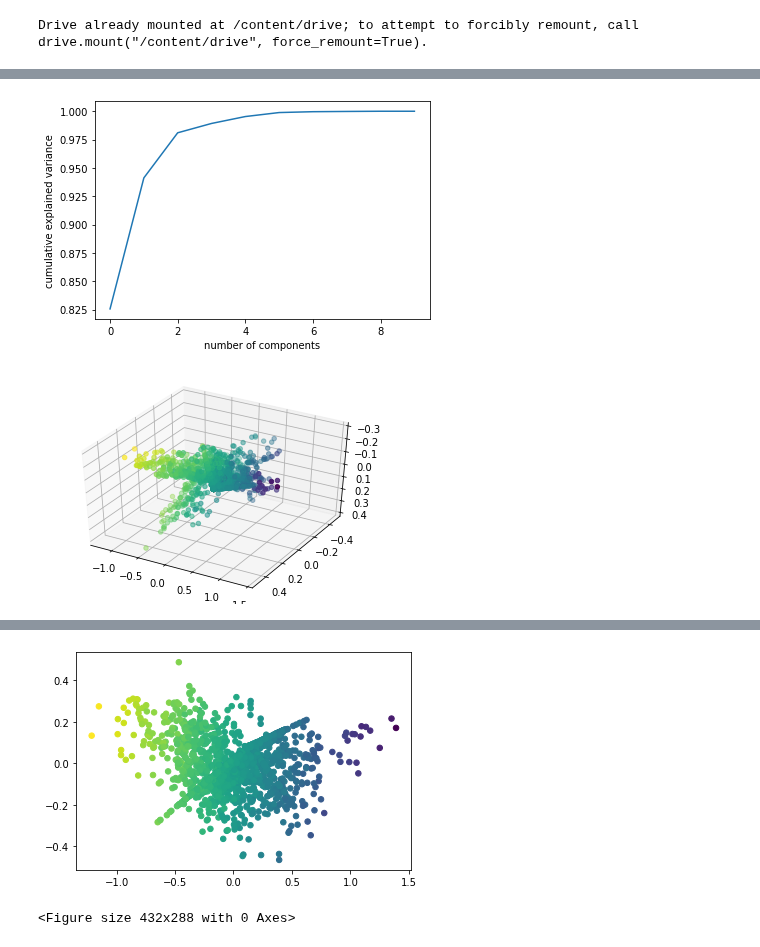
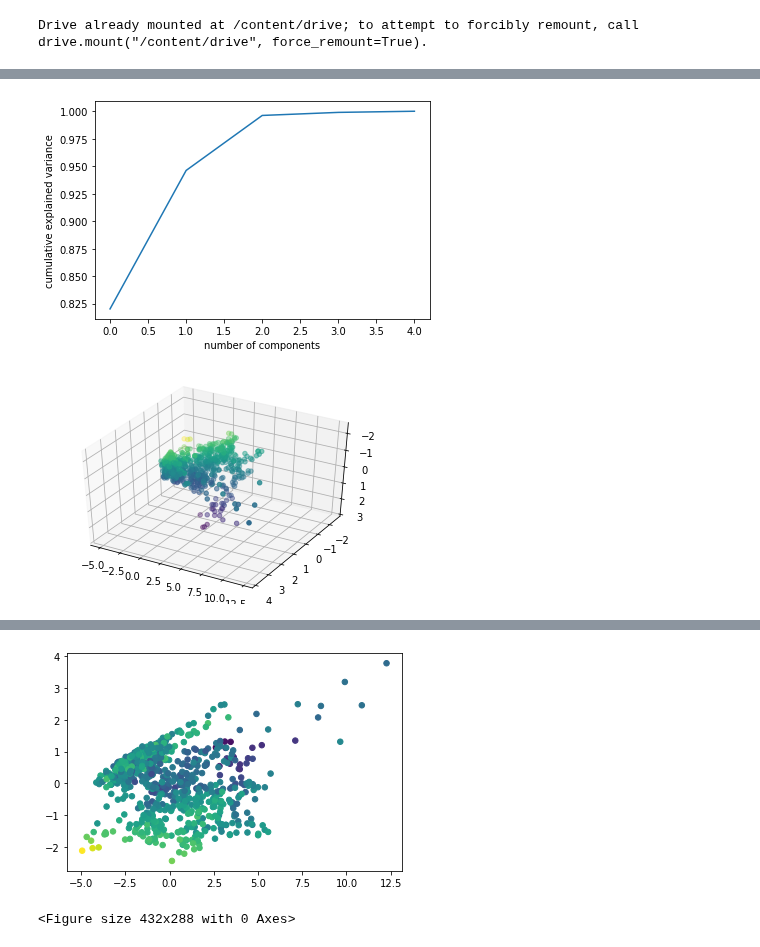
Before and after one commit to apof/Master-Thesis-----Deep-Kernel-Learning-and-Neural-Processes--combining-GPs-with-DL, a Jupyter notebook: Deep_Kernel_Learning.ipynb, the cells around one changed output, grey strips where cells are left out. Saved outputs shown, nothing was run; the diff lists cells and outputs as text; code cells hidden in the pictures.

```diff
--- a/Deep_Kernel_Learning.ipynb
+++ b/Deep_Kernel_Learning.ipynb
@@ -137,6 +119,6 @@ torch.Size([350])
 # %%
 if(NN!=None):
-  representation_dim = 10
+  representation_dim = 5
 else:
   representation_dim = train_data.shape[1]
 KERNEL = 'RBF'
@@ -436,10 +405,11 @@ import matplotlib.pyplot as plt
 # %%
 from sklearn.decomposition import PCA
 # %%
-pca = PCA().fit(low_dim_represenations)
-plt.plot(np.cumsum(pca.explained_variance_ratio_))
-plt.xlabel('number of components')
-plt.ylabel('cumulative explained variance');
+if(NN!=None):
+  pca = PCA().fit(low_dim_represenations)
+  plt.plot(np.cumsum(pca.explained_variance_ratio_))
+  plt.xlabel('number of components')
+  plt.ylabel('cumulative explained variance');
 # %% [output]
-[figure, old version]
+[figure, new version]
 # %%
@@ -457,39 +429,43 @@ z = low_dim_represenations_3d[:,2]
 # %%
-fig = plt.figure()
-ax = plt.axes(projection='3d')
-ax.scatter3D(x, y, z, c=train_labels.cpu().detach().numpy())
-ax.view_init(-140, 600)
-plt.savefig('drive/MyDrive/Visualisations/3d-DKL-repre.png')
+if(NN!=None):
+  fig = plt.figure()
+  ax = plt.axes(projection='3d')
+  ax.scatter3D(x, y, z, c=train_labels.cpu().detach().numpy())
+  ax.view_init(-140, 600)
+  plt.savefig('drive/MyDrive/Visualisations/3d-DKL-repre.png')
 # %% [output]
-[figure, old version]
+[figure, new version]
 # %%
-fig = go.Figure(data=[go.Scatter3d(
-    x=x,
-    y=y,
-    z=z,
-    mode='markers',
-    marker=dict(
-        size=12,
-        color=train_labels.cpu().detach().numpy(),                # set color to an array/list of desired values
-        colorscale='Viridis',   # choose a colorscale
-        opacity=0.8
-    )
-)])
+if(NN!=None):
+  fig = go.Figure(data=[go.Scatter3d(
+      x=x,
+      y=y,
+      z=z,
+      mode='markers',
+      marker=dict(
+          size=12,
+          color=train_labels.cpu().detach().numpy(),                # set color to an array/list of desired values
+          colorscale='Viridis',   # choose a colorscale
+          opacity=0.8
+      )
+  )])
 
-# tight layout
-fig.update_layout(margin=dict(l=0, r=0, b=0, t=0))
-fig.show()
+  # tight layout
+  fig.update_layout(margin=dict(l=0, r=0, b=0, t=0))
+  fig.show()
 # %% [output]
 [interactive output not drawn]
 # %%
-x = low_dim_represenations_2d[:,0]
-y = low_dim_represenations_2d[:,1]
+if(NN!=None):
+  x = low_dim_represenations_2d[:,0]
+  y = low_dim_represenations_2d[:,1]
 # %%
-plt.scatter(x, y, c=train_labels.cpu().detach().numpy(), s=30)
-plt.show()
-plt.savefig('drive/MyDrive/Visualisations/2d-DKL-repre.png')
+if(NN!=None):
+  plt.scatter(x, y, c=train_labels.cpu().detach().numpy(), s=30)
+  plt.show()
+  plt.savefig('drive/MyDrive/Visualisations/2d-DKL-repre.png')
 # %% [output]
-[figure, old version]
+[figure, new version]
 <Figure size 432x288 with 0 Axes>
 # %%
 print("Mean Directional Accuracy: " + str(utils.mean_directional_accuracy(labels.cpu().detach().numpy(),pred_means)))
```
Also changed, not shown: parts of 29 cells of this notebook.
